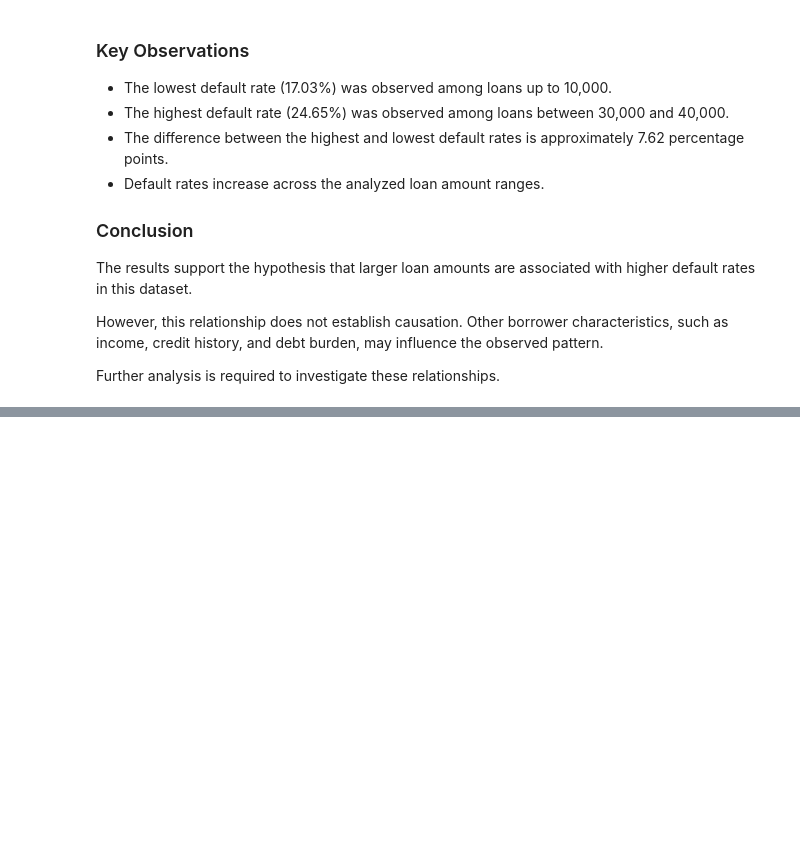
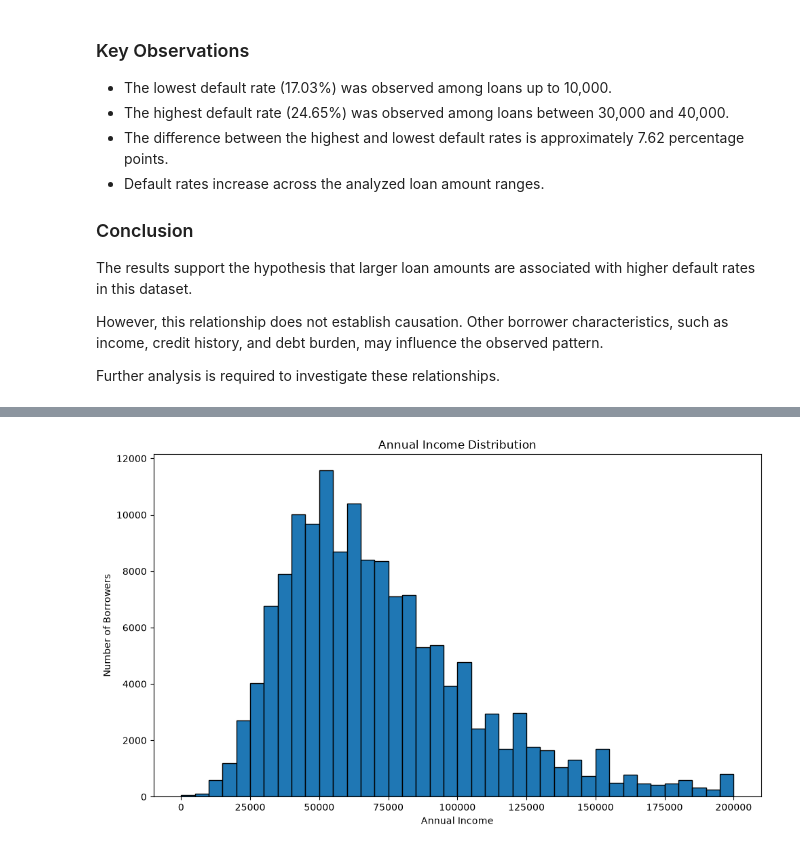
Before and after one commit to MAdcuzamnot/credit-scoring-ml, a Jupyter notebook: notebooks/01_EDA.ipynb, the cells around one changed output, grey strips where cells are left out. Saved outputs shown, nothing was run; the diff lists cells and outputs as text; code cells hidden in the pictures; blank space fills up the shorter version.

```diff
--- a/notebooks/01_EDA.ipynb
+++ b/notebooks/01_EDA.ipynb
@@ -498,0 +541,17 @@ Further analysis is required to investigate these relationships.
+# %%
+plt.figure(figsize=(10, 6))
+
+plt.hist(
+    df.loc[df["annual_inc"] <= 200000, "annual_inc"],
+    bins=40,
+    edgecolor="black"
+)
+
+plt.title("Annual Income Distribution")
+plt.xlabel("Annual Income")
+plt.ylabel("Number of Borrowers")
+
+plt.tight_layout()
+plt.show()
+# %% [output]
+[figure, added]
```
Also changed, not shown: parts of 26 cells of this notebook.
